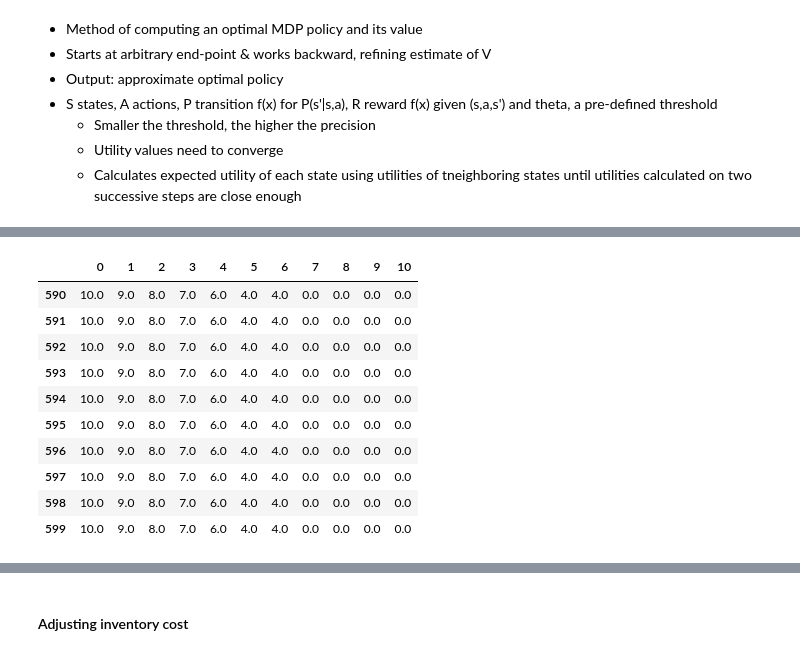
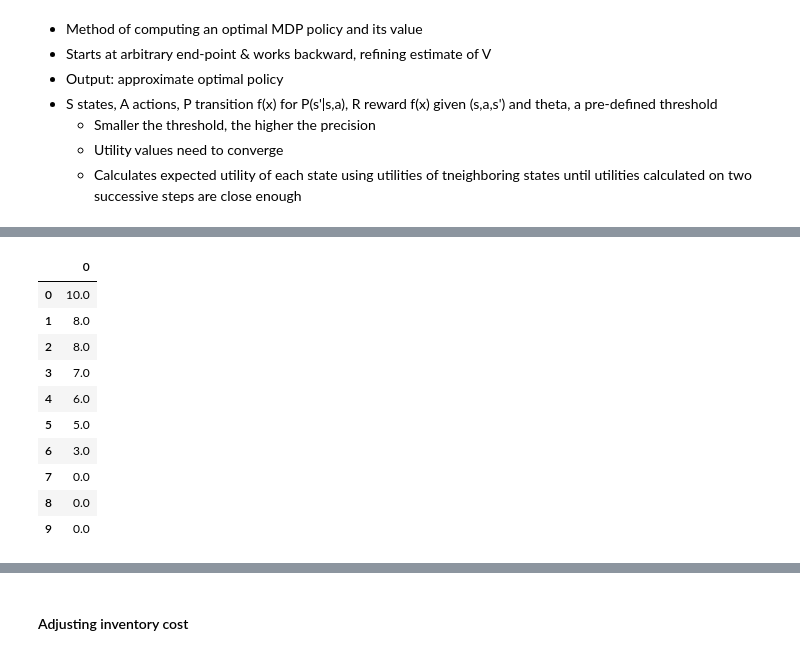
Before and after one commit to targoons/gym-inventory, a Jupyter notebook: gym_analysis_Group6.ipynb, the cells around one changed output, grey strips where cells are left out. Saved outputs shown, nothing was run; the diff lists cells and outputs as text; code cells hidden in the pictures.

```diff
--- a/gym_analysis_Group6.ipynb
+++ b/gym_analysis_Group6.ipynb
@@ -663,16 +653,16 @@ value_df
 600 rows × 11 columns
 # %%
 policy_df = pd.DataFrame(d)
-policy_df.tail(10)
+policy_df.head(10)
 # %% [output]
-|  | 0 | 1 | 2 | 3 | 4 | 5 | 6 | 7 | 8 | 9 | 10 |
-| 590 | 10.0 | 9.0 | 8.0 | 7.0 | 6.0 | 4.0 | 4.0 | 0.0 | 0.0 | 0.0 | 0.0 |
-| 591 | 10.0 | 9.0 | 8.0 | 7.0 | 6.0 | 4.0 | 4.0 | 0.0 | 0.0 | 0.0 | 0.0 |
-| 592 | 10.0 | 9.0 | 8.0 | 7.0 | 6.0 | 4.0 | 4.0 | 0.0 | 0.0 | 0.0 | 0.0 |
-| 593 | 10.0 | 9.0 | 8.0 | 7.0 | 6.0 | 4.0 | 4.0 | 0.0 | 0.0 | 0.0 | 0.0 |
-| 594 | 10.0 | 9.0 | 8.0 | 7.0 | 6.0 | 4.0 | 4.0 | 0.0 | 0.0 | 0.0 | 0.0 |
-| 595 | 10.0 | 9.0 | 8.0 | 7.0 | 6.0 | 4.0 | 4.0 | 0.0 | 0.0 | 0.0 | 0.0 |
-| 596 | 10.0 | 9.0 | 8.0 | 7.0 | 6.0 | 4.0 | 4.0 | 0.0 | 0.0 | 0.0 | 0.0 |
-| 597 | 10.0 | 9.0 | 8.0 | 7.0 | 6.0 | 4.0 | 4.0 | 0.0 | 0.0 | 0.0 | 0.0 |
-| 598 | 10.0 | 9.0 | 8.0 | 7.0 | 6.0 | 4.0 | 4.0 | 0.0 | 0.0 | 0.0 | 0.0 |
-| 599 | 10.0 | 9.0 | 8.0 | 7.0 | 6.0 | 4.0 | 4.0 | 0.0 | 0.0 | 0.0 | 0.0 |
+|  | 0 |
+| 0 | 10.0 |
+| 1 | 8.0 |
+| 2 | 8.0 |
+| 3 | 7.0 |
+| 4 | 6.0 |
+| 5 | 5.0 |
+| 6 | 3.0 |
+| 7 | 0.0 |
+| 8 | 0.0 |
+| 9 | 0.0 |
```
Also changed, not shown: parts of 37 cells of this notebook.
